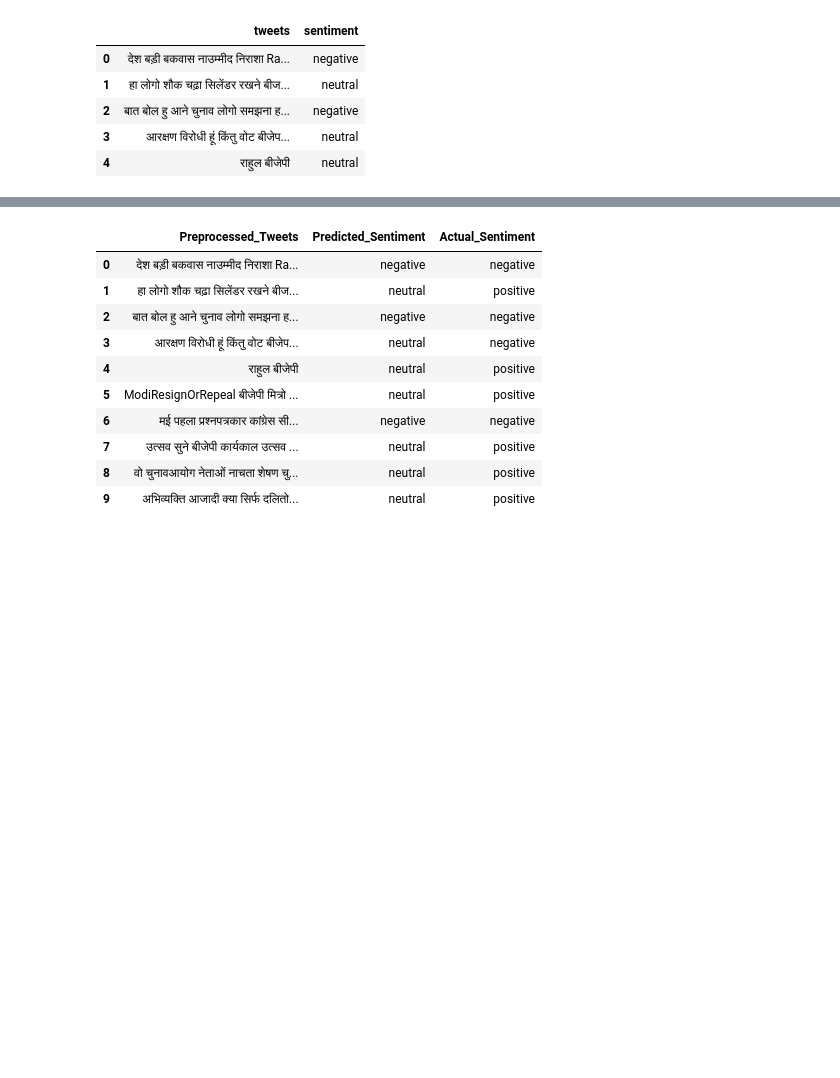
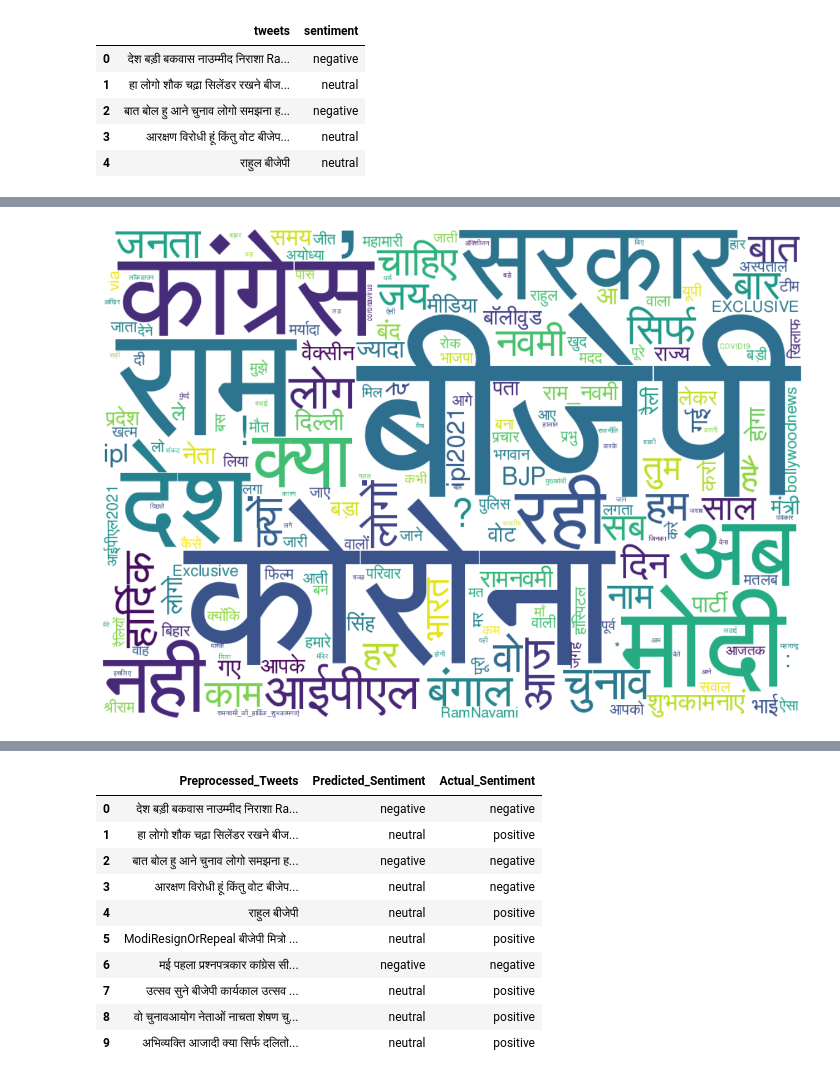
Before and after one commit to anshikabajpai23/Hindi-Sentiment-Analysis-on-Tweets, a Jupyter notebook: Python/Twitter_lexicon-based.ipynb, the cells around one changed output, grey strips where cells are left out. Saved outputs shown, nothing was run; the diff lists cells and outputs as text; code cells hidden in the pictures; blank space fills up the shorter version.

```diff
--- a/Python/Twitter_lexicon-based.ipynb
+++ b/Python/Twitter_lexicon-based.ipynb
@@ -170,3 +143,21 @@ for i in data.index:
+# %%
+#last col is newly created - neutral
+words_dict = {}
+words_dict_votes = {}
+for i in data_votes.index:
+    words = data_votes[fields[4]][i].split(',')
+    for word in words:
+        if data_votes[fields[2]][i]== data_votes[fields[3]][i]:
+          words_dict_votes[word] = (data_votes[fields[0]][i], data_votes[fields[2]][i], data_votes[fields[3]][i], True)
+        else:
+          words_dict_votes[word] =  (data_votes[fields[0]][i], data_votes[fields[2]][i], data_votes[fields[3]][i], True)
+for i in data.index:
+    words = data[fields[4]][i].split(',')
+    for word in words:
+        if data[fields[2]][i]== data[fields[3]][i]:
+          words_dict[word] = (data[fields[0]][i], data[fields[2]][i], data[fields[3]][i], True)
+        else:
+          words_dict[word] = (data[fields[0]][i], data[fields[2]][i], data[fields[3]][i], False)
 # %% [markdown]
 Algorithms
 # %%
@@ -235 +257,16 @@ plt.show()
+# %%
+font = "gargi.ttf"
+
+dictionary=Counter(words_list)
+wordcloud = WordCloud(width = 1000, height = 700,
+                background_color ='white',
+                min_font_size = 10, font_path= font).generate_from_frequencies(dictionary)
+# plot the WordCloud image
+plt.figure(figsize = (18, 8), facecolor = None)
+plt.imshow(wordcloud,interpolation="bilinear")
+plt.axis("off")
+plt.tight_layout(pad = 0)
+plt.show()
+# %% [output]
+[figure, added]
 # %%
```
Also changed, not shown: parts of 33 cells of this notebook, 3 other files.
